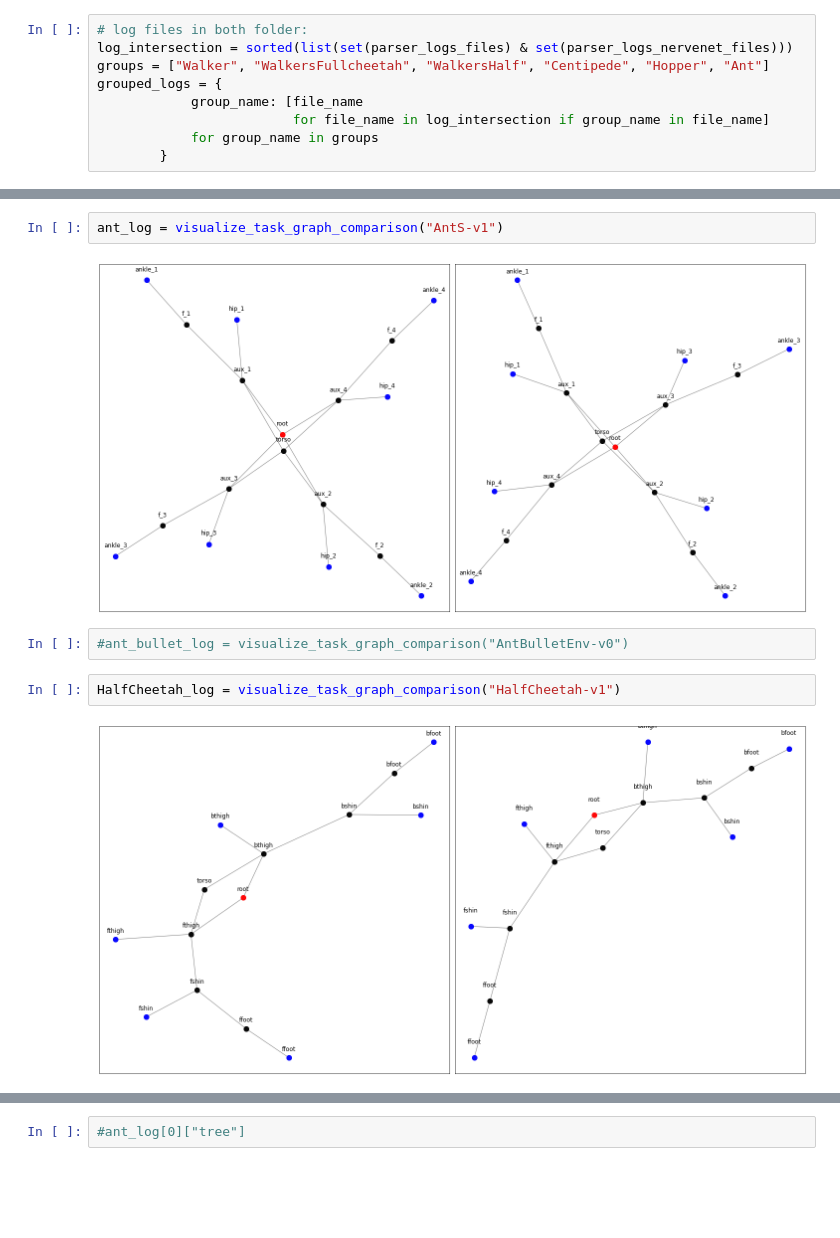
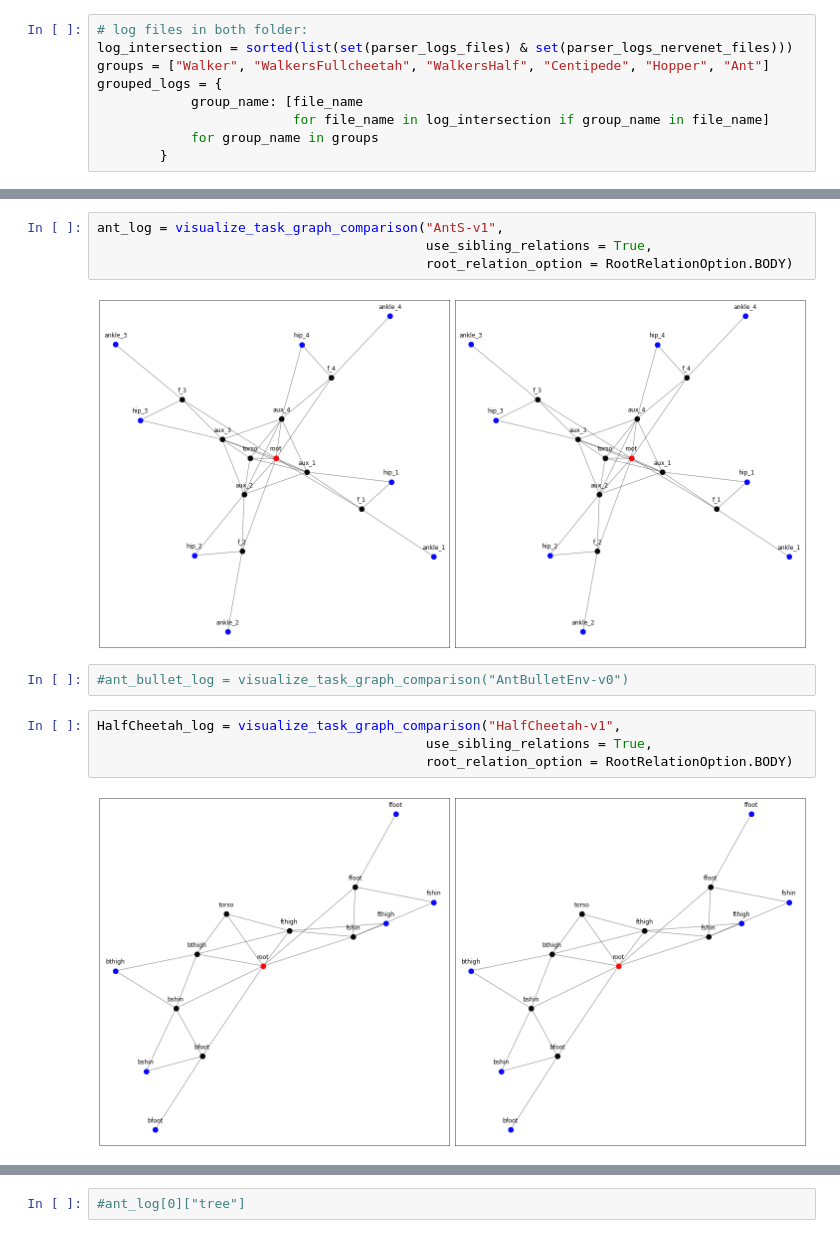
Before and after one commit to HannesStark/gnn-reinforcement-learning, a Jupyter notebook: playground/graph_visualization/robot_graph_visualization-comparision.ipynb, the cells around one changed output, grey strips where cells are left out. Drawn from its saved outputs; the diff is of its cells as text; blank space fills up the shorter version.

```diff
--- a/playground/graph_visualization/robot_graph_visualization-comparision.ipynb
+++ b/playground/graph_visualization/robot_graph_visualization-comparision.ipynb
@@ -98,13 +130,17 @@ def plot_task_graph(task_name:str, log_dir:Path=parser_logs_dir, seed:int=None):
 
     return task_log
 # %%
-ant_log = visualize_task_graph_comparison("AntS-v1")
+ant_log = visualize_task_graph_comparison("AntS-v1",
+                                          use_sibling_relations = True,
+                                          root_relation_option = RootRelationOption.BODY)
 # %% [output]
-[figure, old version]
+[figure, new version]
 # %%
 #ant_bullet_log = visualize_task_graph_comparison("AntBulletEnv-v0")
 # %%
-HalfCheetah_log = visualize_task_graph_comparison("HalfCheetah-v1")
+HalfCheetah_log = visualize_task_graph_comparison("HalfCheetah-v1",
+                                          use_sibling_relations = True,
+                                          root_relation_option = RootRelationOption.BODY)
 # %% [output]
-[figure, old version]
+[figure, new version]
 # %%
```
Also changed, not shown: parts of 15 cells of this notebook, 4 other files.
